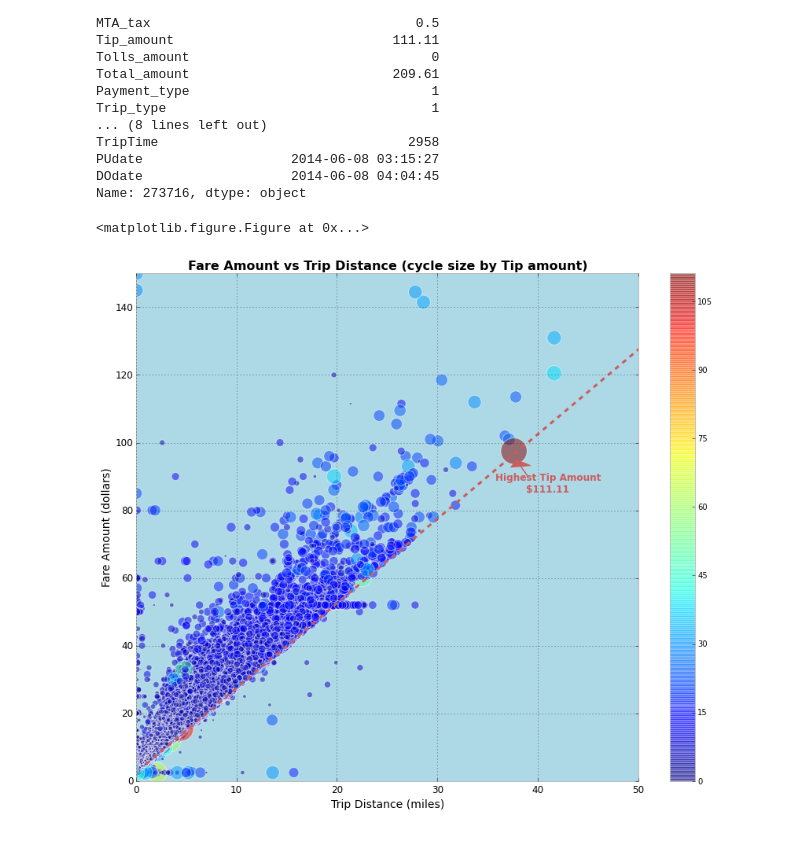
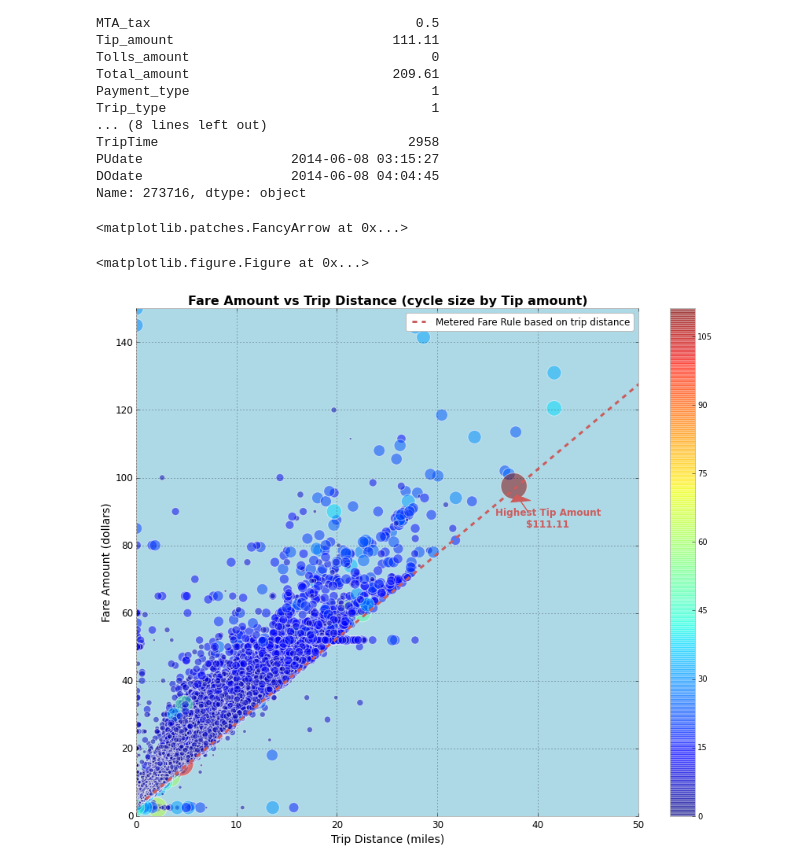
Before and after one commit to JingqinGao/PUI2015, a Jupyter notebook: HW8/HW8.ipynb, the cells around one changed output. Cells and saved outputs as stored; diff of their text form; code cells hidden in the pictures.

Commit message:
update plot

```diff
--- a/HW8/HW8.ipynb
+++ b/HW8/HW8.ipynb
@@ -69,26 +69,28 @@ Name: 273716, dtype: object
 # %%
 fig = pl.figure()
 ax = df.plot(kind='scatter', x='Trip_distance', y='Fare_amount', sharex=False, xlim=(0,50), ylim=(0,150), marker='o', alpha=0.5, figsize=(12, 10), fontsize=12, colormap='jet',c=df['Tip_amount'], s=df['Tip_amount']*10)
 #think there's a bug here that xaxis is not shown in the plor
 #I have to add sharex=False to get my xaxis back...
 
 ax.set_axis_bgcolor('lightblue')
 ax.set_xlabel('Trip Distance (miles)',size=14)
 ax.set_ylabel('Fare Amount (dollars)',size=14)
 pl.title('Fare Amount vs Trip Distance (cycle size by Tip amount)', fontsize=16, fontweight='bold')
 
 x=np.arange(1,100,1)
 y = 2.5+0.5*x/0.2
 
-pl.plot(x,y, lw=3, color='indianred', linestyle='--')
+pl.plot(x,y, lw=3, color='indianred', linestyle='--', label='Metered Fare Rule based on trip distance')
+ax.legend()
 text(41, 88, 'Highest Tip Amount\n$111.11',
         horizontalalignment='center',
         verticalalignment='center',
         #rotation=45,
         fontsize=12, color='indianred', fontweight='bold')
 ax.arrow(39, 90, -0.7, 3, head_width=2, head_length=2, fc='indianred', ec='indianred')
 
 #fig.savefig('HW8.png', dpi=600)
 # %% [output]
-<matplotlib.figure.Figure at 0x...>
+<matplotlib.patches.FancyArrow at 0x...>
+<matplotlib.figure.Figure at 0x...>
-[figure, old version]
+[figure, new version]
```
Also changed, not shown: 1 other file.
